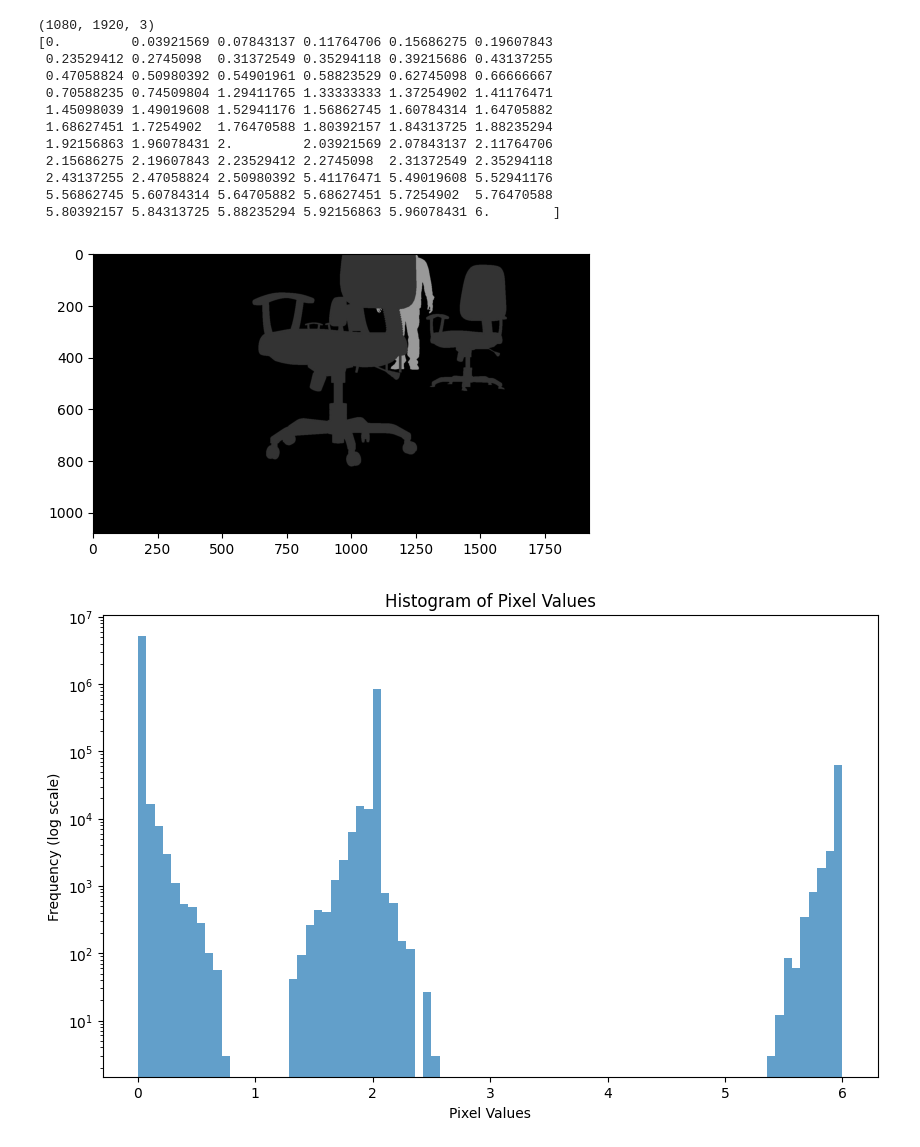
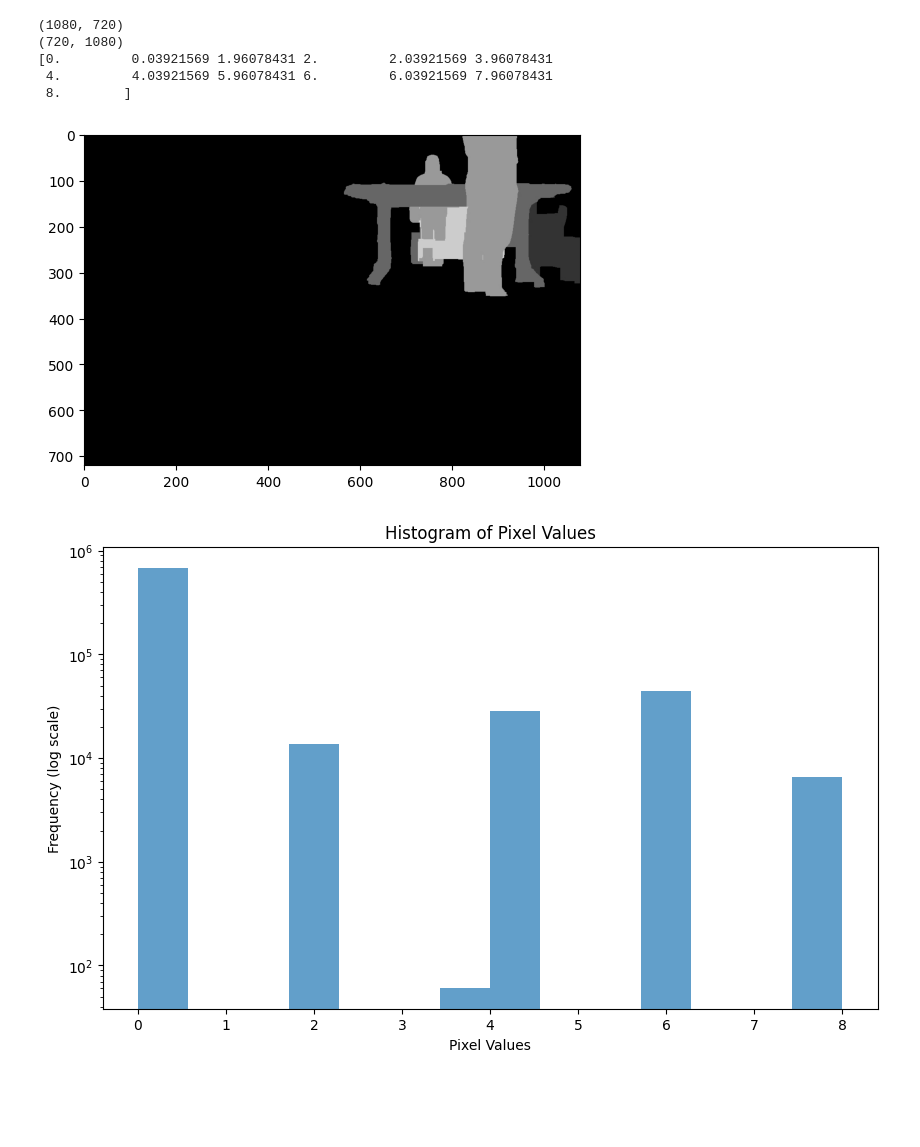
Before and after one commit to Crask21/eirt2025, a Jupyter notebook: notebooks/sbdx.ipynb, the cells around one changed output. Saved outputs shown, nothing was run; the diff lists cells and outputs as text; code cells hidden in the pictures; blank space fills up the shorter version.

```diff
--- a/notebooks/sbdx.ipynb
+++ b/notebooks/sbdx.ipynb
@@ -3,17 +3,19 @@ from PIL import Image
 import numpy as np
 from scipy.ndimage import grey_opening, grey_erosion, grey_dilation, grey_closing, median_filter, gaussian_filter
 
-imgPath = "E:\\datasets\\eirt_output\\batch01\\mask_raw\\Image0000.jpg"
+imgPath = "G:\\datasets\\eirt_output\\batch03\\mask_raw\\Image0001.jpg"
 
 # Load image
 img = Image.open(imgPath)
+
+print(img.size)
 
 # Convert to NumPy array
 arr = np.array(img)/255*10
 print(arr.shape)
 
 size = 17
-arr2 = median_filter(arr, size=(size, size, 3))
+arr2 = median_filter(arr, size=(size, size))
 # arr2 = gaussian_filter(arr, sigma=(size, size, 0))
 # Define a structuring element
 
@@ -24,44 +26,37 @@ arr2 = median_filter(arr, size=(size, size, 3))
 # # arr = grey_closing(arr, structure=struct_element)
 
 # Get unique pixel values
 unique_vals = np.unique(arr)
 unique_vals2 = np.unique(arr2)
 
 print(unique_vals2)
 
 import cv2
 img = cv2.imread(imgPath)
 from matplotlib import pyplot as plt
 plt.imshow(img)
 plt.show()
 
 plt.figure(figsize=(10, 6))
 plt.hist(arr2.flatten(), bins=len(unique_vals), alpha=0.7)
 plt.xlabel('Pixel Values')
 plt.ylabel('Frequency (log scale)')
 plt.title('Histogram of Pixel Values')
 plt.yscale('log')
 plt.show()
 
 plt.figure(figsize=(10, 6))
 plt.hist(arr.flatten(), bins=len(unique_vals), alpha=0.7)
 plt.xlabel('Pixel Values')
 plt.ylabel('Frequency (log scale)')
 plt.title('Histogram of Pixel Values')
 plt.yscale('log')
 plt.show()
 # %% [output]
-(1080, 1920, 3)
-[0.         0.03921569 0.07843137 0.11764706 0.15686275 0.19607843
- 0.23529412 0.2745098  0.31372549 0.35294118 0.39215686 0.43137255
- 0.47058824 0.50980392 0.54901961 0.58823529 0.62745098 0.66666667
- 0.70588235 0.74509804 1.29411765 1.33333333 1.37254902 1.41176471
- 1.45098039 1.49019608 1.52941176 1.56862745 1.60784314 1.64705882
- 1.68627451 1.7254902  1.76470588 1.80392157 1.84313725 1.88235294
- 1.92156863 1.96078431 2.         2.03921569 2.07843137 2.11764706
- 2.15686275 2.19607843 2.23529412 2.2745098  2.31372549 2.35294118
- 2.43137255 2.47058824 2.50980392 5.41176471 5.49019608 5.52941176
- 5.56862745 5.60784314 5.64705882 5.68627451 5.7254902  5.76470588
- 5.80392157 5.84313725 5.88235294 5.92156863 5.96078431 6.        ]
+(1080, 720)
+(720, 1080)
+[0.         0.03921569 1.96078431 2.         2.03921569 3.96078431
+ 4.         4.03921569 5.96078431 6.         6.03921569 7.96078431
+ 8.        ]
-[figure, old version]
+[figure, new version]
-[figure, old version]
+[figure, new version]
```
Also changed, not shown: parts of 5 cells of this notebook.
